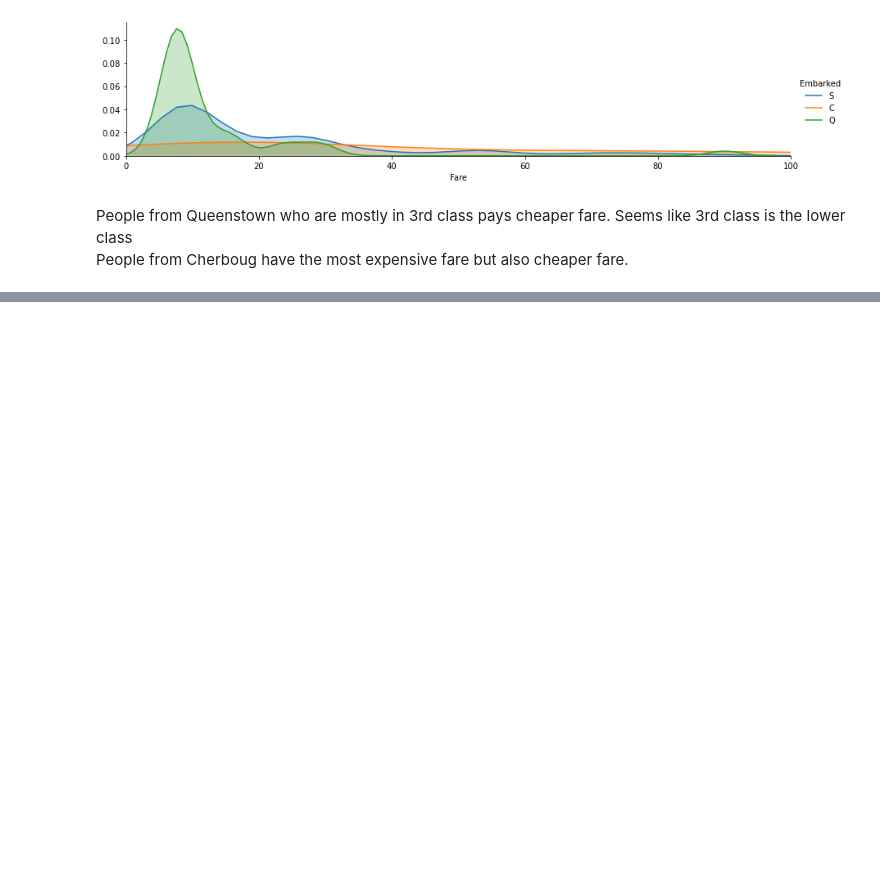
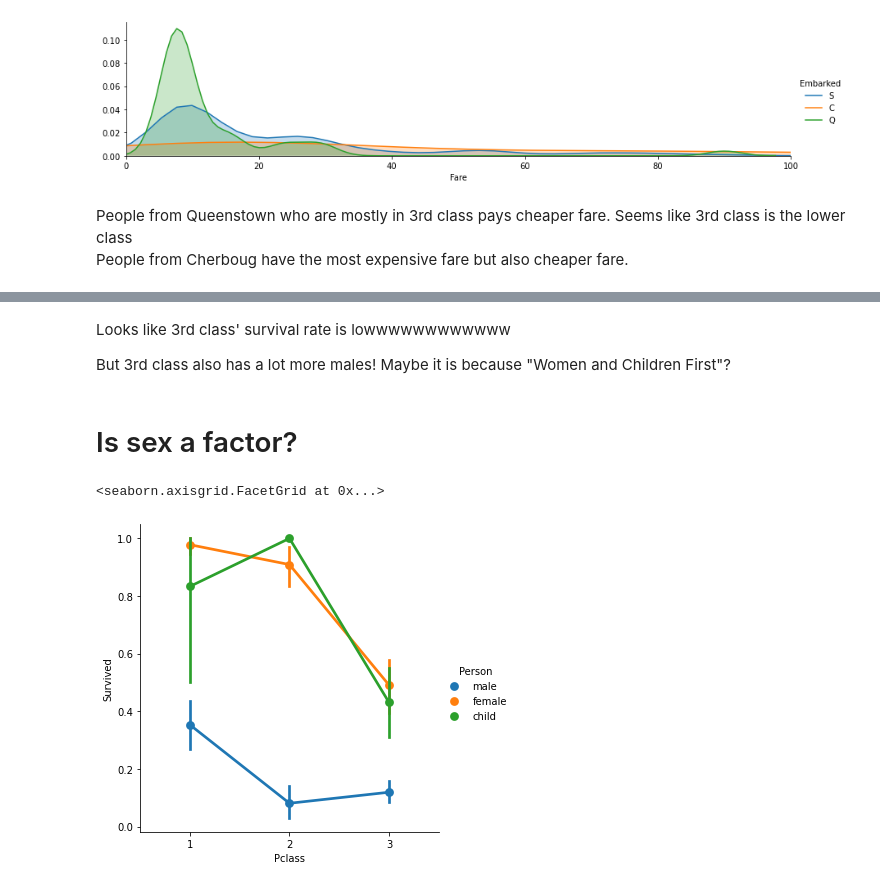
Before and after one commit to chibao659/Kaggle-Titanic, a Jupyter notebook: Kaggle Titanic Challenge.ipynb, the cells around one changed output, grey strips where cells are left out. Cells and saved outputs as stored; diff of their text form; code cells hidden in the pictures; blank space fills up the shorter version.

```diff
--- a/Kaggle Titanic Challenge.ipynb
+++ b/Kaggle Titanic Challenge.ipynb
@@ -303,0 +363,11 @@ People from Cherboug have the most expensive fare but also cheaper fare.
+# %% [markdown]
+Looks like 3rd class' survival rate is lowwwwwwwwwwww
+
+But 3rd class also has a lot more males! Maybe it is because "Women and Children First"?
+# %% [markdown]
+# Is sex a factor?
+# %%
+sns.catplot('Pclass','Survived',hue='Person',data=titanic_df,kind='point')
+# %% [output]
+<seaborn.axisgrid.FacetGrid at 0x...>
+[figure, added]
```
Also changed, not shown: parts of 31 cells of this notebook.
